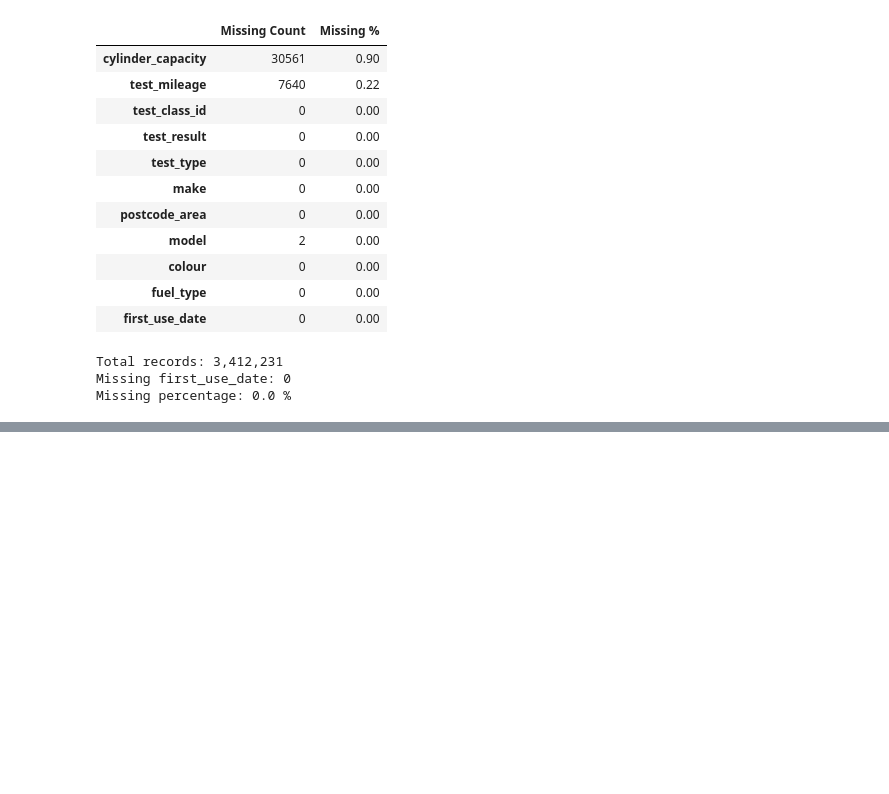
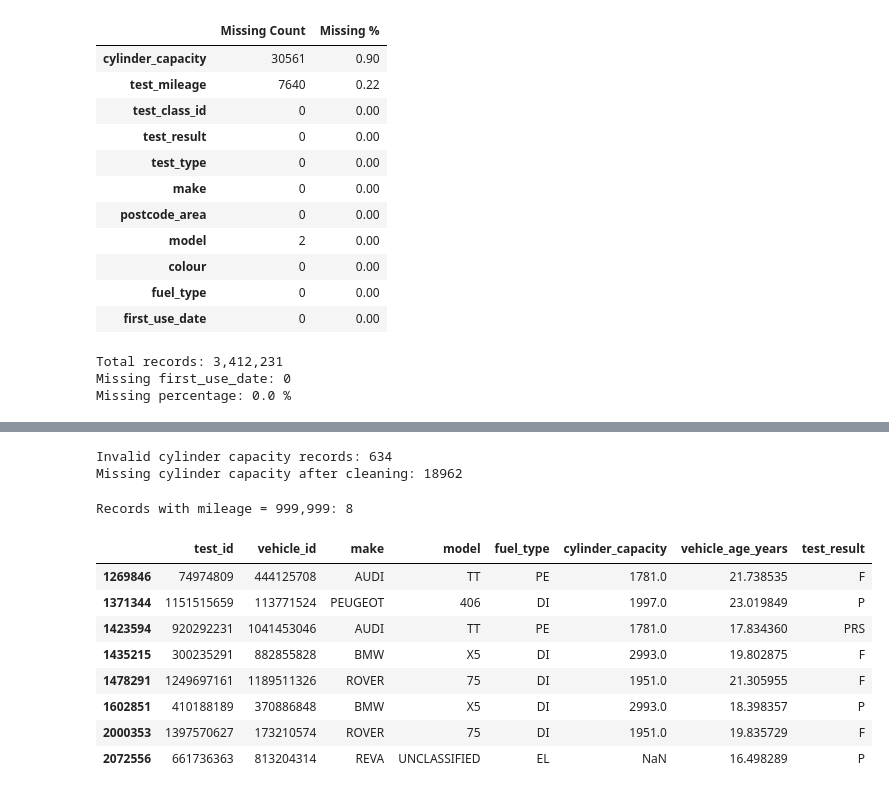
Before and after one commit to dileepamalshan1/vehicle-roadworthiness-risk-assessment, a Jupyter notebook: notebooks/01_data_understanding.ipynb, the cells around one changed output, grey strips where cells are left out. Drawn from its saved outputs; the diff is of its cells as text; code cells hidden in the pictures; blank space fills up the shorter version.

```diff
--- a/notebooks/01_data_understanding.ipynb
+++ b/notebooks/01_data_understanding.ipynb
@@ -346,0 +853,64 @@ Missing percentage: 0.0 %
+# %%
+# Treat implausible engine capacities as missing
+
+invalid_capacity = (
+    (jan_cleaned["cylinder_capacity"] == 0) |
+    (jan_cleaned["cylinder_capacity"] >= 10_000)
+)
+
+print(
+    "Invalid cylinder capacity records:",
+    invalid_capacity.sum()
+)
+
+jan_cleaned.loc[
+    invalid_capacity,
+    "cylinder_capacity"
+] = np.nan
+
+print(
+    "Missing cylinder capacity after cleaning:",
+    jan_cleaned["cylinder_capacity"].isna().sum()
+)
+# %% [output]
+Invalid cylinder capacity records: 634
+Missing cylinder capacity after cleaning: 18962
+# %%
+# Investigate the maximum mileage value
+
+max_mileage_count = (
+    jan_cleaned["test_mileage"] == 999_999
+).sum()
+
+print(
+    "Records with mileage = 999,999:",
+    f"{max_mileage_count:,}"
+)
+
+max_mileage_records = jan_cleaned[
+    jan_cleaned["test_mileage"] == 999_999
+]
+
+max_mileage_records[
+    [
+        "test_id",
+        "vehicle_id",
+        "make",
+        "model",
+        "fuel_type",
+        "cylinder_capacity",
+        "vehicle_age_years",
+        "test_result"
+    ]
+].head(20)
+# %% [output]
+Records with mileage = 999,999: 8
+|  | test_id | vehicle_id | make | model | fuel_type | cylinder_capacity | vehicle_age_years | test_result |
+| 1269846 | 74974809 | 444125708 | AUDI | TT | PE | 1781.0 | 21.738535 | F |
+| 1371344 | 1151515659 | 113771524 | PEUGEOT | 406 | DI | 1997.0 | 23.019849 | P |
+| 1423594 | 920292231 | 1041453046 | AUDI | TT | PE | 1781.0 | 17.834360 | PRS |
+| 1435215 | 300235291 | 882855828 | BMW | X5 | DI | 2993.0 | 19.802875 | F |
+| 1478291 | 1249697161 | 1189511326 | ROVER | 75 | DI | 1951.0 | 21.305955 | F |
+| 1602851 | 410188189 | 370886848 | BMW | X5 | DI | 2993.0 | 18.398357 | P |
+| 2000353 | 1397570627 | 173210574 | ROVER | 75 | DI | 1951.0 | 19.835729 | F |
+| 2072556 | 661736363 | 813204314 | REVA | UNCLASSIFIED | EL | NaN | 16.498289 | P |
```
Also changed, not shown: parts of 22 cells of this notebook, 1 other file.
